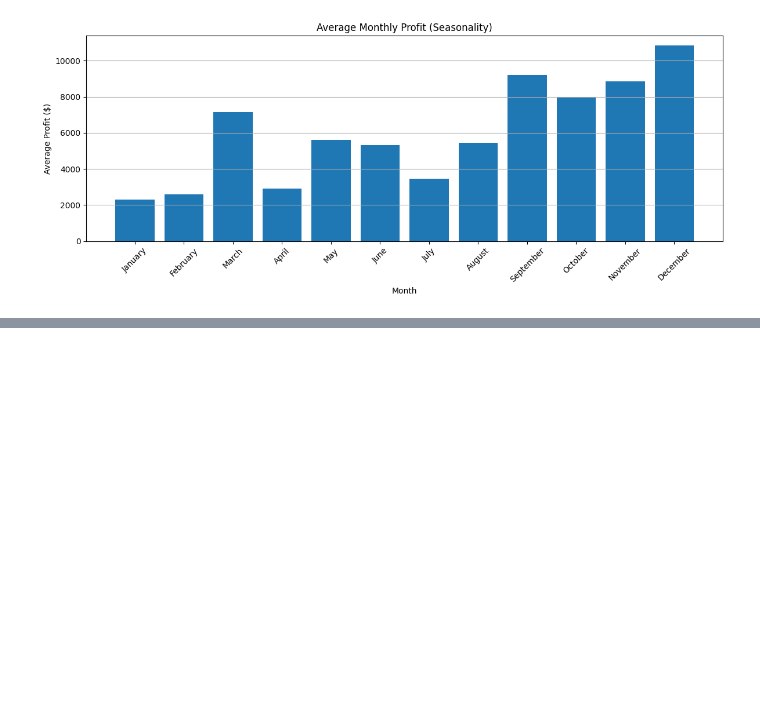
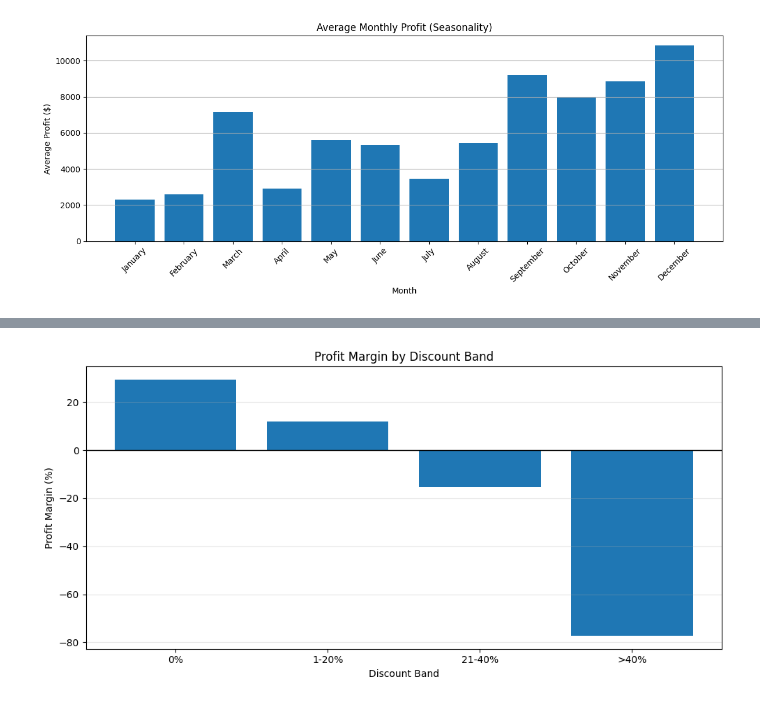
Before and after one commit to Iqbalfaridzi23/sales-performance-analysis, a Jupyter notebook: notebooks/03_eda.ipynb, the cells around one changed output, grey strips where cells are left out. Saved outputs shown, nothing was run; the diff lists cells and outputs as text; code cells hidden in the pictures; blank space fills up the shorter version.

```diff
--- a/notebooks/03_eda.ipynb
+++ b/notebooks/03_eda.ipynb
@@ -392,0 +462,21 @@ plt.show()
+# %%
+df['discount_band'] = pd.cut(
+    df['discount'],
+    bins=[-0.01, 0, 0.2, 0.4, 1.0],
+    labels=['0%', '1-20%', '21-40%', '>40%']
+)
+# %%
+band = df.groupby(
+    'discount_band',
+    observed=True
+).agg(
+    rows=('sales', 'size'),
+    sales=('sales', 'sum'),
+    profit=('profit', 'sum')
+).reset_index()
+
+band['margin_%'] = (
+    band['profit'] / band['sales']
+) * 100
+
+display(band.round(2))
@@ -392,0 +489,19 @@ plt.show()
+# %%
+plt.figure(figsize=(10, 5))
+
+plt.bar(
+    band['discount_band'].astype(str),
+    band['margin_%']
+)
+
+plt.axhline(0, color='black', linewidth=1)
+
+plt.title('Profit Margin by Discount Band')
+plt.xlabel('Discount Band')
+plt.ylabel('Profit Margin (%)')
+
+plt.grid(axis='y', alpha=0.3)
+plt.tight_layout()
+plt.show()
+# %% [output]
+[figure, added]
```
Also changed, not shown: parts of 26 cells of this notebook.
